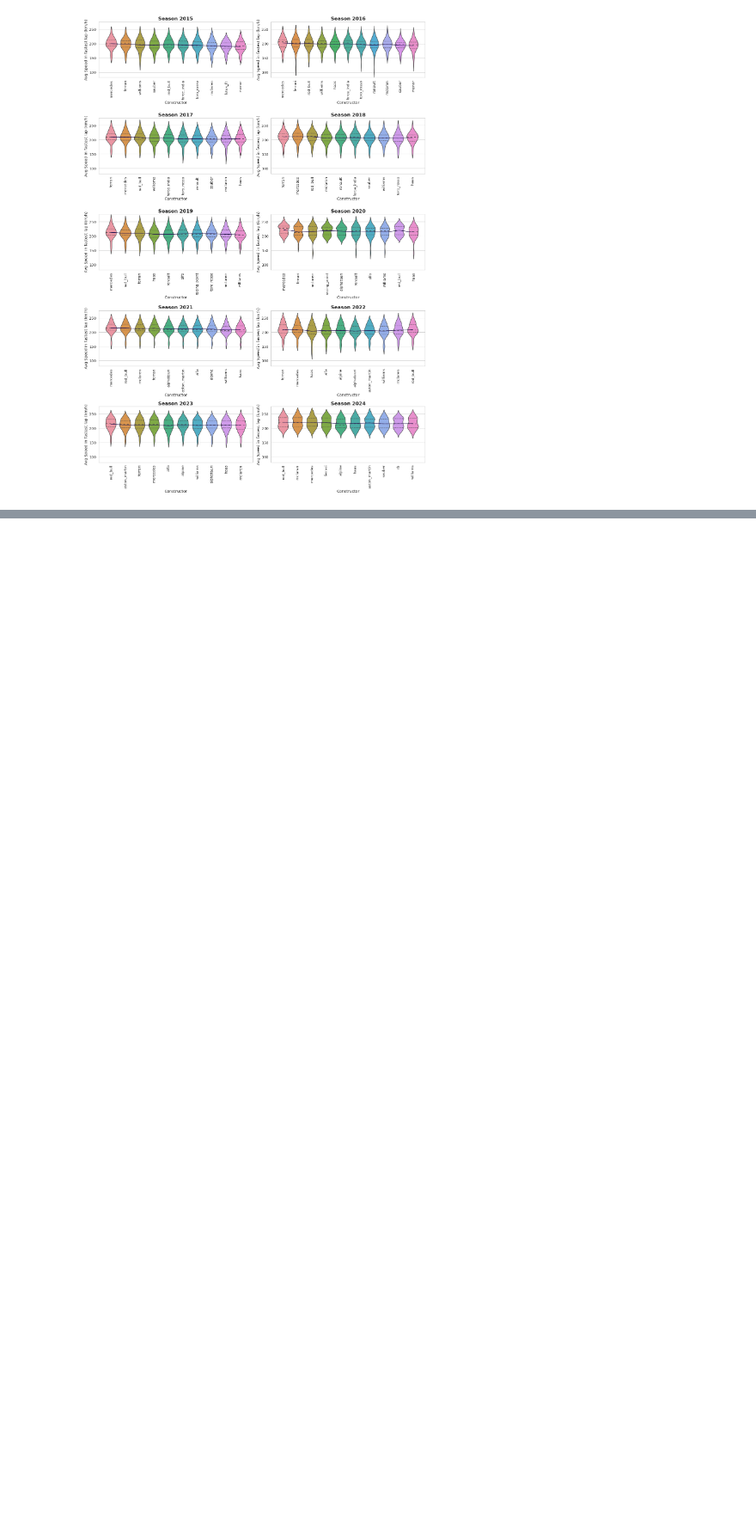
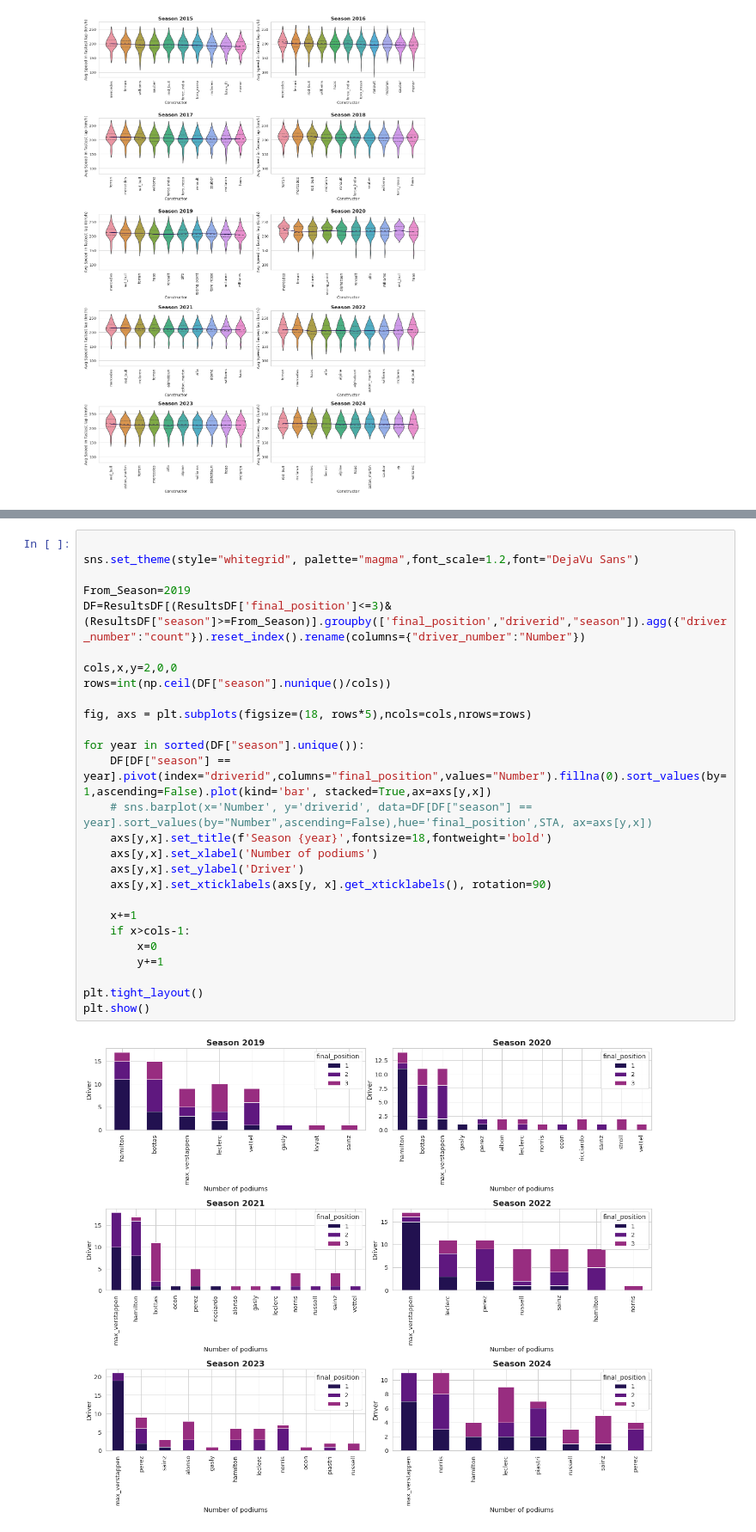
Before and after one commit to GabyCisnerosV/F1_NoName, a Jupyter notebook: 2_EDA_Part1.ipynb, the cells around one changed output, grey strips where cells are left out. Shown at 86% size. Cells and saved outputs as stored; diff of their text form; blank space fills up the shorter version.

Commit message:
changes podium graph

```diff
--- a/2_EDA_Part1.ipynb
+++ b/2_EDA_Part1.ipynb
@@ -232,0 +233,29 @@ plt.show()
+# %%
+
+sns.set_theme(style="whitegrid", palette="magma",font_scale=1.2,font="DejaVu Sans")
+
+From_Season=2019
+DF=ResultsDF[(ResultsDF['final_position']<=3)&(ResultsDF["season"]>=From_Season)].groupby(['final_position',"driverid","season"]).agg({"driver_number":"count"}).reset_index().rename(columns={"driver_number":"Number"})
+
+cols,x,y=2,0,0
+rows=int(np.ceil(DF["season"].nunique()/cols))
+
+fig, axs = plt.subplots(figsize=(18, rows*5),ncols=cols,nrows=rows)
+
+for year in sorted(DF["season"].unique()):
+    DF[DF["season"] == year].pivot(index="driverid",columns="final_position",values="Number").fillna(0).sort_values(by=1,ascending=False).plot(kind='bar', stacked=True,ax=axs[y,x])
+    # sns.barplot(x='Number', y='driverid', data=DF[DF["season"] == year].sort_values(by="Number",ascending=False),hue='final_position',STA, ax=axs[y,x])
+    axs[y,x].set_title(f'Season {year}',fontsize=18,fontweight='bold')
+    axs[y,x].set_xlabel('Number of podiums')
+    axs[y,x].set_ylabel('Driver')
+    axs[y,x].set_xticklabels(axs[y, x].get_xticklabels(), rotation=90)
+
+    x+=1
+    if x>cols-1:
+        x=0
+        y+=1
+
+plt.tight_layout()
+plt.show()
+# %% [output]
+[figure, added]
```
Also changed, not shown: parts of 2 cells of this notebook.
